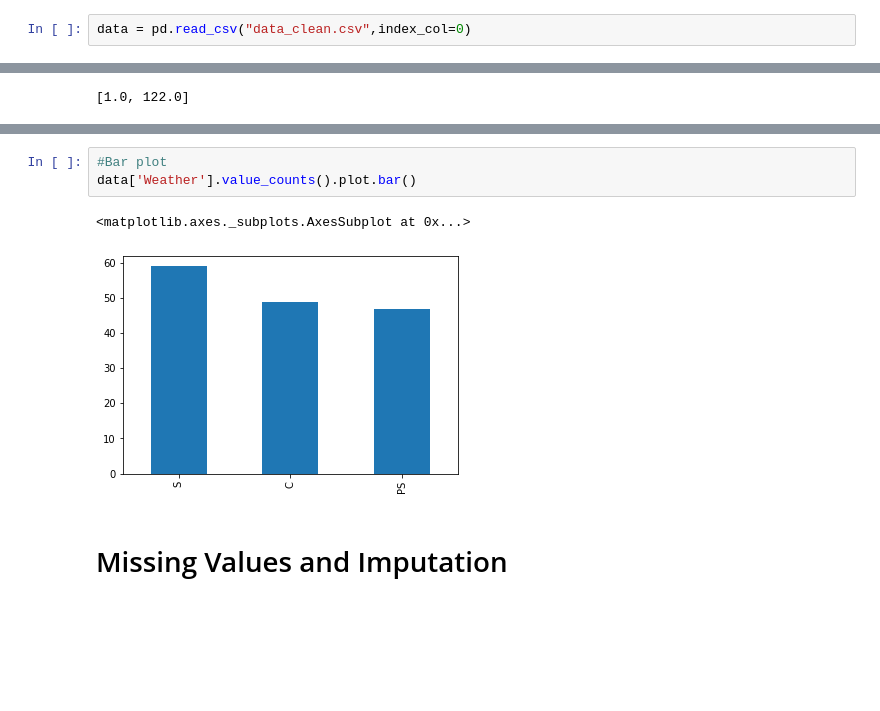
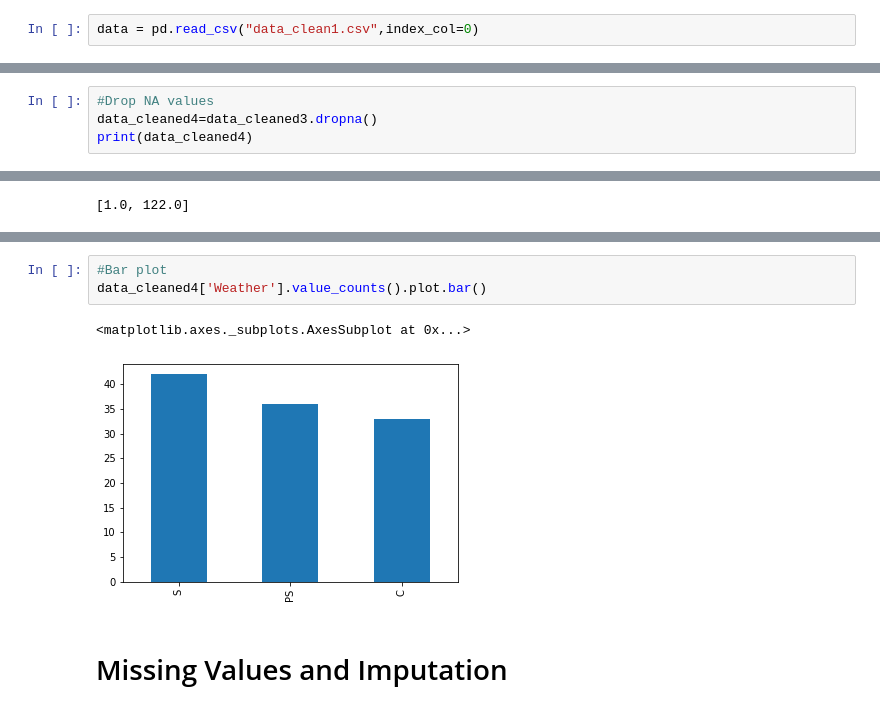
Before and after one commit to RiteshopShrivastava/Python, a Jupyter notebook: EDA_1_Latest.ipynb, the cells around one changed output, grey strips where cells are left out. Cells and saved outputs as stored; diff of their text form; blank space fills up the shorter version.

```diff
--- a/EDA_1_Latest.ipynb
+++ b/EDA_1_Latest.ipynb
@@ -8,7 +8,7 @@ import pandas as pd
 import numpy as np
 import matplotlib.pyplot as plt
 # %%
-data = pd.read_csv("data_clean.csv",index_col=0)
+data = pd.read_csv("data_clean1.csv",index_col=0)
 # %%
 data
 # %% [output]
@@ -248,0 +211,4 @@ data_box
+# %%
+#Drop NA values
+data_cleaned4=data_cleaned3.dropna()
+print(data_cleaned4)
@@ -293,9 +293,9 @@ data_cleaned3
 # %%
 #Bar plot
-data['Weather'].value_counts().plot.bar()
+data_cleaned4['Weather'].value_counts().plot.bar()
 # %% [output]
 <matplotlib.axes._subplots.AxesSubplot at 0x...>
-[figure, old version]
+[figure, new version]
 # %% [markdown]
 # Missing Values and Imputation
 # %%
```
Also changed, not shown: parts of 35 cells of this notebook.
